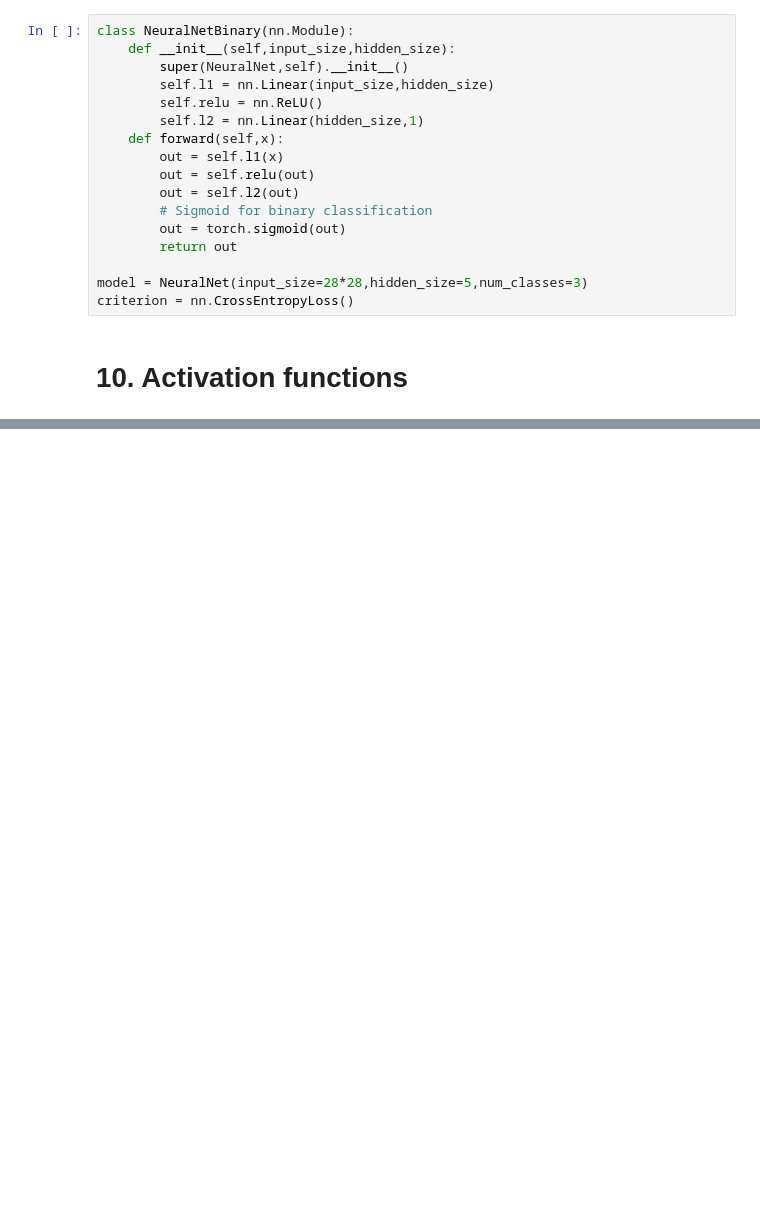
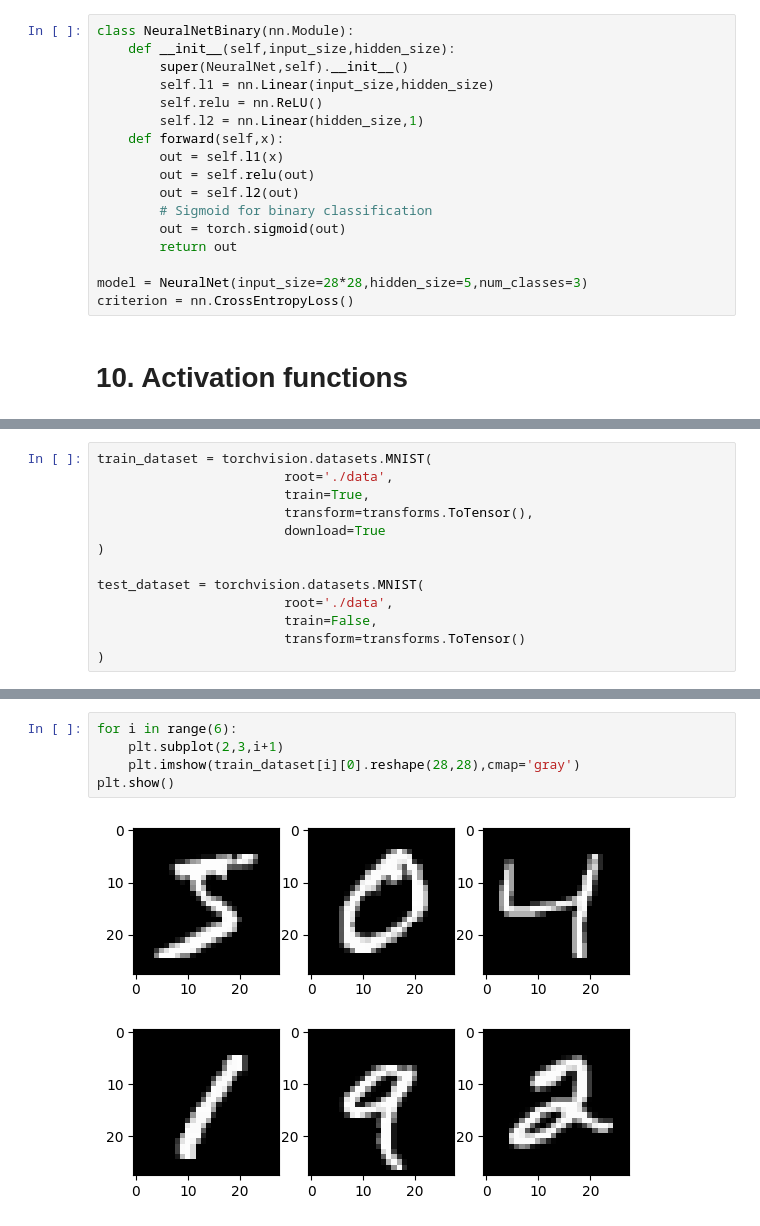
Before and after one commit to teo-sl/University-courses-sem-2, a Jupyter notebook: Image_Video_Analysis/pytorch_basics/2.ipynb, the cells around one changed output, grey strips where cells are left out. Saved outputs shown, nothing was run; the diff lists cells and outputs as text; blank space fills up the shorter version.

```diff
--- a/Image_Video_Analysis/pytorch_basics/2.ipynb
+++ b/Image_Video_Analysis/pytorch_basics/2.ipynb
@@ -274,0 +303,13 @@ criterion = nn.CrossEntropyLoss()
+# %%
+train_dataset = torchvision.datasets.MNIST(
+                        root='./data',
+                        train=True,
+                        transform=transforms.ToTensor(),
+                        download=True
+)
+
+test_dataset = torchvision.datasets.MNIST(
+                        root='./data',
+                        train=False,
+                        transform=transforms.ToTensor()
+)
@@ -274,0 +344,7 @@ criterion = nn.CrossEntropyLoss()
+# %%
+for i in range(6):
+    plt.subplot(2,3,i+1)
+    plt.imshow(train_dataset[i][0].reshape(28,28),cmap='gray')
+plt.show()
+# %% [output]
+[figure, added]
```
Also changed, not shown: parts of 16 cells of this notebook, 2 other files.
